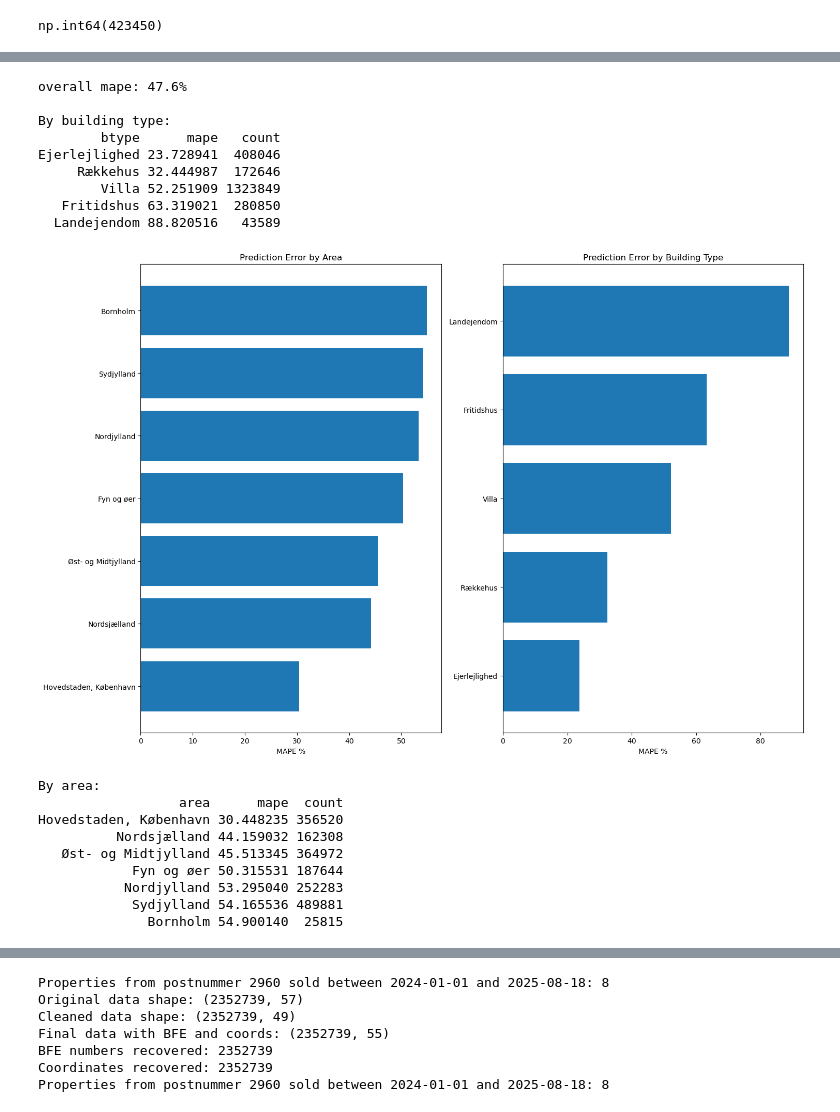
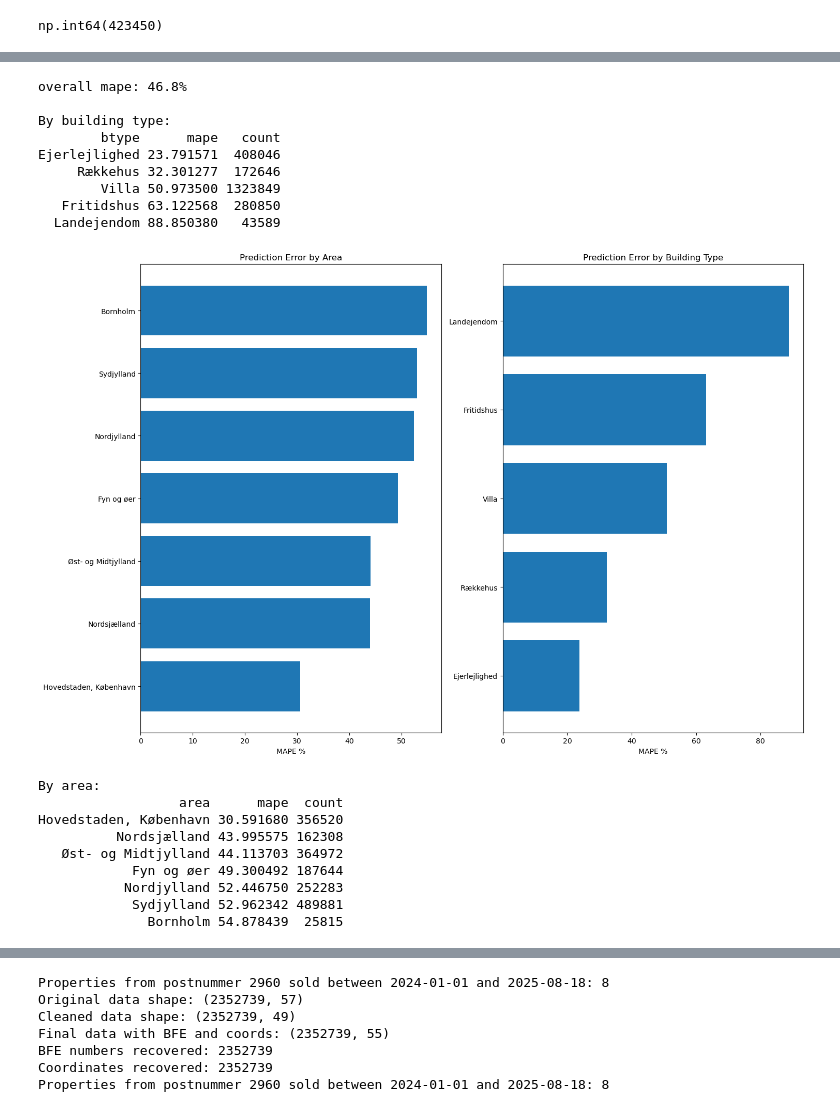
Before and after one commit to VictorJustesen/bachelor, a Jupyter notebook: scraping2/dataexplor/explore copy 2.ipynb, the cells around one changed output, grey strips where cells are left out. Drawn from its saved outputs; the diff is of its cells as text; code cells hidden in the pictures.

```diff
--- a/scraping2/dataexplor/explore copy 2.ipynb
+++ b/scraping2/dataexplor/explore copy 2.ipynb
@@ -565,17 +813,17 @@ plt.show()
 # %%
-# just checking how good the nn times price is by area
+df=pd.read_csv("cleaned_data_harshertesttest2.csv")
 df
 
 def mape(actual, pred):
     return np.mean(np.abs((actual - pred) / actual)) * 100
 
 actual = df['købesum']
-pred = df['mean_of_30_samebtype_neighbors_pris']
+pred = df['mean_of_5_samebtype_neighbors_pris']
 
 # clean up the data
-clean_data = df.dropna(subset=['købesum', 'mean_of_30_samebtype_neighbors_pris'])
+clean_data = df.dropna(subset=['købesum', 'mean_of_5_samebtype_neighbors_pris'])
 
-print(f"overall mape: {mape(clean_data['købesum'], clean_data['mean_of_30_samebtype_neighbors_pris']):.1f}%")
+print(f"overall mape: {mape(clean_data['købesum'], clean_data['mean_of_5_samebtype_neighbors_pris']):.1f}%")
 
 # by area
 area_cols = [col for col in clean_data.columns if 'område_' in col]
@@ -585,7 +833,7 @@ results = []
 for col in area_cols:
     area_data = clean_data[clean_data[col] == 1]
     area_name = col.replace('område_', '')
-    area_mape = mape(area_data['købesum'], area_data['mean_of_30_samebtype_neighbors_pris'])
+    area_mape = mape(area_data['købesum'], area_data['mean_of_5_samebtype_neighbors_pris'])
     results.append([area_name, area_mape, len(area_data)])
 
 results_df = pd.DataFrame(results, columns=['area', 'mape', 'count'])
@@ -599,47 +847,47 @@ plt.barh(results_df['area'], results_df['mape'])
 plt.xlabel('MAPE %')
 plt.title('Prediction Error by Area')
 
 if 'btype' in clean_data.columns:
     btype_results = []
     for btype in clean_data['btype'].unique():
             btype_data = clean_data[clean_data['btype'] == btype]
-            btype_mape = mape(btype_data['købesum'], btype_data['mean_of_30_samebtype_neighbors_pris'])
+            btype_mape = mape(btype_data['købesum'], btype_data['mean_of_5_samebtype_neighbors_pris'])
             btype_results.append([btype, btype_mape, len(btype_data)])
 
     btype_results_df = pd.DataFrame(btype_results, columns=['btype', 'mape', 'count'])
     btype_results_df = btype_results_df.sort_values('mape')
 
     # Plot by building type
     plt.subplot(1, 2, 2)
     plt.barh(btype_results_df['btype'], btype_results_df['mape'])
     plt.xlabel('MAPE %')
     plt.title('Prediction Error by Building Type')
 
     print(f"\nBy building type:")
     print(btype_results_df.to_string(index=False))
 
 plt.tight_layout()
 plt.show()
 
 print(f"\nBy area:")
 print(results_df.to_string(index=False))
 # %% [output]
-overall mape: 47.6%
+overall mape: 46.8%
 
 By building type:
         btype      mape   count
-Ejerlejlighed 23.728941  408046
-     Rækkehus 32.444987  172646
-        Villa 52.251909 1323849
-   Fritidshus 63.319021  280850
-  Landejendom 88.820516   43589
+Ejerlejlighed 23.791571  408046
+     Rækkehus 32.301277  172646
+        Villa 50.973500 1323849
+   Fritidshus 63.122568  280850
+  Landejendom 88.850380   43589
-[figure, old version]
+[figure, new version]
 By area:
                   area      mape  count
-Hovedstaden, København 30.448235 356520
-          Nordsjælland 44.159032 162308
-   Øst- og Midtjylland 45.513345 364972
-            Fyn og øer 50.315531 187644
-           Nordjylland 53.295040 252283
-            Sydjylland 54.165536 489881
-              Bornholm 54.900140  25815
+Hovedstaden, København 30.591680 356520
+          Nordsjælland 43.995575 162308
+   Øst- og Midtjylland 44.113703 364972
+            Fyn og øer 49.300492 187644
+           Nordjylland 52.446750 252283
+            Sydjylland 52.962342 489881
+              Bornholm 54.878439  25815
```
Also changed, not shown: parts of 50 cells of this notebook, 15 other files.
